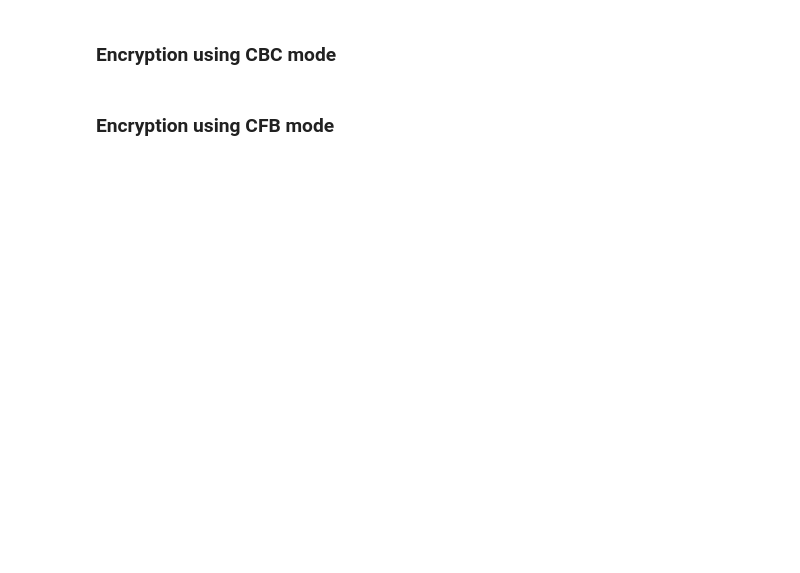
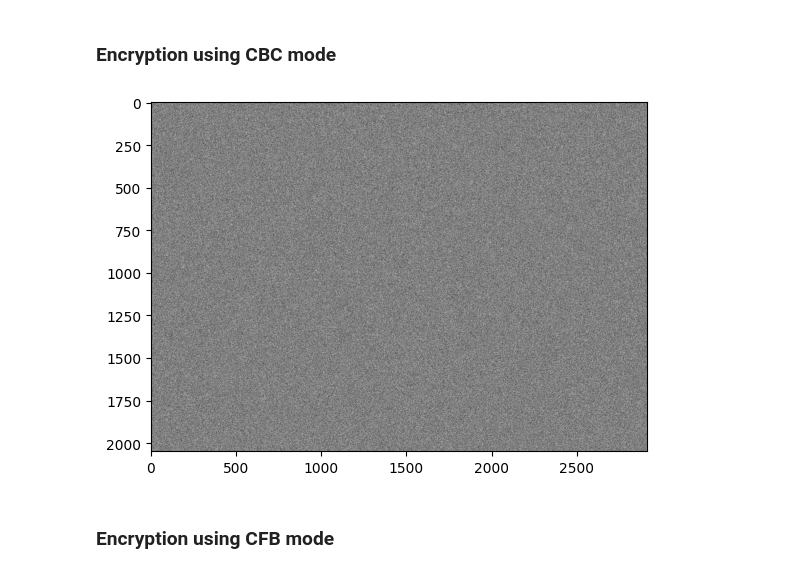
Before and after one commit to Luisbp27/unibo, a Jupyter notebook: EADS/Block Ciphers/EncryptionEagles.ipynb, the cells around one changed output. Cells and saved outputs as stored; diff of their text form; code cells hidden in the pictures; blank space fills up the shorter version.

```diff
--- a/EADS/Block Ciphers/EncryptionEagles.ipynb
+++ b/EADS/Block Ciphers/EncryptionEagles.ipynb
@@ -38,7 +38,7 @@ plt.show()
 # %% [markdown]
 Now we will convert this image in a numpy matrix array in order to be able to manipulate it.
 # %%
-image = 255 * image.astype(np.uint8)
+image = (255 * image).astype(np.uint8)
 print(image.shape)
 # %% [output]
 (2048, 2912)
@@ -49,0 +45,3 @@ image_data = np.array([byte for byte in image_bytes]).reshape(image.shape)
+# %%
+image_data = image.tobytes()
+print(len(image_data))
@@ -68,4 +68,10 @@ TypeError: Object type <class 'numpy.ndarray'> cannot be passed to C code
 # %% [markdown]
 ### Encryption using CBC mode
+# %%
+cbc = AES.new(key, AES.MODE_CBC, iv=iv)
+encrypted_cbc = cbc.encrypt(image_data)
+display_cipher_image(encrypted_cbc, image.shape)
+# %% [output]
+[figure, added]
 # %% [markdown]
 ### Encryption using CFB mode
```
Also changed, not shown: parts of 19 cells of this notebook, 1 other file.
